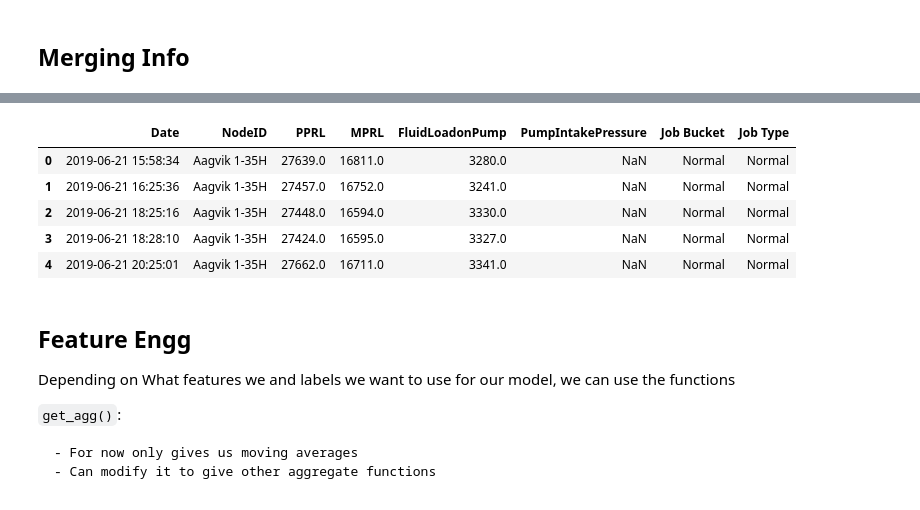
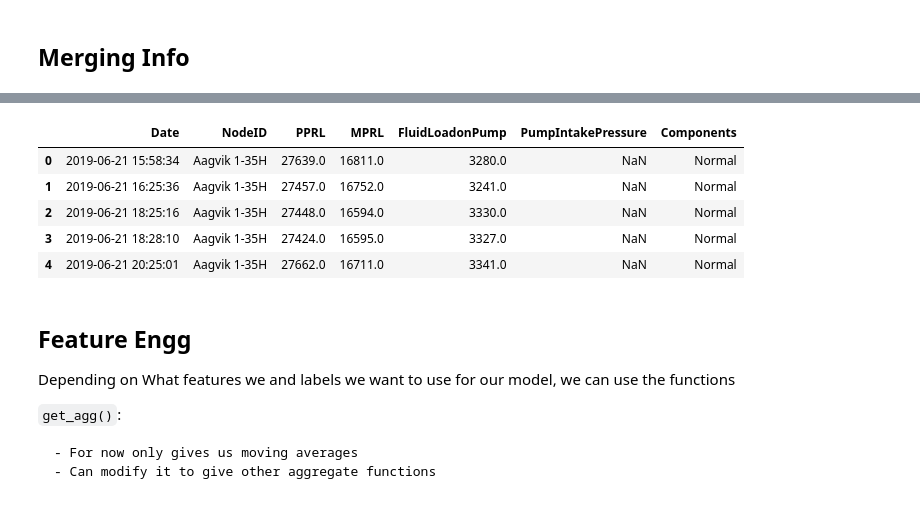
Before and after one commit to Ashitha97/ESP, a Jupyter notebook: Failure Forecasting/Window Forecasting Notebook.ipynb, the cells around one changed output, grey strips where cells are left out. Drawn from its saved outputs; the diff is of its cells as text; code cells hidden in the pictures.

```diff
--- a/Failure Forecasting/Window Forecasting Notebook.ipynb
+++ b/Failure Forecasting/Window Forecasting Notebook.ipynb
@@ -96,0 +94,18 @@ Wall time: 14.6 s
+# %%
+# Manually importing data from s3
+file_path = "s3://et-oasis/failure-excel/Oasis Complete Failure List 2018-2020_ver4.xlsx"
+
+failures = pd.read_excel(file_path)
+# Cleaning WELL NAMES
+failures['Well'] = (failures['Well'].str.replace("#", "")  # remove #
+                                 .str.replace('\s+', ' ', regex=True)  # remove multiple spaces if present
+                                 .str.strip()  # Remove trailing whitespaces
+                                 .str.lower()  # lower all character
+                                 .str.title()  # Uppercase first letter of each word
+                                 .map(lambda x: x[0:-2] + x[-2:].upper()))
+
+failures.rename(columns={'Well': 'NodeID',
+                        'LAST OIL': 'Failure Start Date',
+                        'FAILURE END DATE': 'Failure End Date'}, inplace=True)
+well_list = failures.NodeID.unique().tolist()  # List of wells to use for querying the features and model training
+failures.head()
@@ -160,3 +160,5 @@ Wall time: 2min 50s
 # %%
-well_list = data.NodeID.unique()
+well_list_features = data.NodeID.unique()
+well_list_features.shape
+np.shape(well_list)
 # %% [output]
@@ -164,12 +166,14 @@ well_list = data.NodeID.unique()
 # %%
 # Failur Info only from wells present in the data
-failure_info = failures[failures.NodeID.isin(well_list)]
+failure_info = failures[failures.NodeID.isin(well_list_features)]
 failure_info.reset_index(inplace=True, drop=True)
 
 # info
 display(data.head())
 print("Failure info in these in these wells")
 display(failure_info)
+print("Failure Label Distribution")
+display(failure_info.Components.value_counts())
 # %% [output]
 |  | NodeID | Date | PPRL | MPRL | FluidLoadonPump | PumpIntakePressure |
 | 0 | Aagvik 1-35H | 2019-06-21 15:58:34 | 27639.0 | 16811.0 | 3280.0 | NaN |
@@ -224,6 +246,7 @@ def fill_null(df, chk_col='PPRL', well_col='NodeID', time_col='Date'):
 
     return data_full
 
+# TODO: transfer_cols only works for multiple columns, get it to work with 1 column
 def failure_merge(df, failure_df, transfer_cols):
     """
     Merges the failures info
@@ -237,8 +260,8 @@ def failure_merge(df, failure_df, transfer_cols):
 
     for i in failure_df.index:
         well = failure_df.loc[i, 'NodeID']
-        t_start = failure_df.loc[i, 'Last Oil']
-        t_end = failure_df.loc[i, 'Finish Date'] + pd.Timedelta('1 day')  # As we have day based frequency (the times in a day are considered as 00:00:00)
+        t_start = failure_df.loc[i, 'Failure Start Date']
+        t_end = failure_df.loc[i, 'Failure End Date'] + pd.Timedelta('1 day')  # As we have day based frequency (the times in a day are considered as 00:00:00)
         bool_ = (merged.NodeID == well) & (merged.Date >= t_start) & (merged.Date <= t_end)  # Boolean mask for main data
         merged.loc[bool_, transfer_cols] = failure_df.loc[i, transfer_cols].values
 
@@ -248,8 +271,9 @@ def failure_merge(df, failure_df, transfer_cols):
 data = fill_null(data)  # FIlling in Nan's where data was missing
 
 # Transfer 'Job Bucket' from failure_info to fill_data
-transfer_col = ['Job Bucket', 'Job Type']
+transfer_col = ['Components', 'Failure Start Date']
 data = failure_merge(data, failure_info, transfer_col)
+data.drop(columns='Failure Start Date', inplace=True)
 
 data.head()
 # %% [output]
@@ -257,9 +281,9 @@ Wall time: 3min 54s
-|  | Date | NodeID | PPRL | MPRL | FluidLoadonPump | PumpIntakePressure | Job Bucket | Job Type |
-| 0 | 2019-06-21 15:58:34 | Aagvik 1-35H | 27639.0 | 16811.0 | 3280.0 | NaN | Normal | Normal |
-| 1 | 2019-06-21 16:25:36 | Aagvik 1-35H | 27457.0 | 16752.0 | 3241.0 | NaN | Normal | Normal |
-| 2 | 2019-06-21 18:25:16 | Aagvik 1-35H | 27448.0 | 16594.0 | 3330.0 | NaN | Normal | Normal |
-| 3 | 2019-06-21 18:28:10 | Aagvik 1-35H | 27424.0 | 16595.0 | 3327.0 | NaN | Normal | Normal |
-| 4 | 2019-06-21 20:25:01 | Aagvik 1-35H | 27662.0 | 16711.0 | 3341.0 | NaN | Normal | Normal |
+|  | Date | NodeID | PPRL | MPRL | FluidLoadonPump | PumpIntakePressure | Components |
+| 0 | 2019-06-21 15:58:34 | Aagvik 1-35H | 27639.0 | 16811.0 | 3280.0 | NaN | Normal |
+| 1 | 2019-06-21 16:25:36 | Aagvik 1-35H | 27457.0 | 16752.0 | 3241.0 | NaN | Normal |
+| 2 | 2019-06-21 18:25:16 | Aagvik 1-35H | 27448.0 | 16594.0 | 3330.0 | NaN | Normal |
+| 3 | 2019-06-21 18:28:10 | Aagvik 1-35H | 27424.0 | 16595.0 | 3327.0 | NaN | Normal |
+| 4 | 2019-06-21 20:25:01 | Aagvik 1-35H | 27662.0 | 16711.0 | 3341.0 | NaN | Normal |
 # %% [markdown]
 ## Feature Engg
 
```
Also changed, not shown: parts of 45 cells of this notebook, 5 other files.
